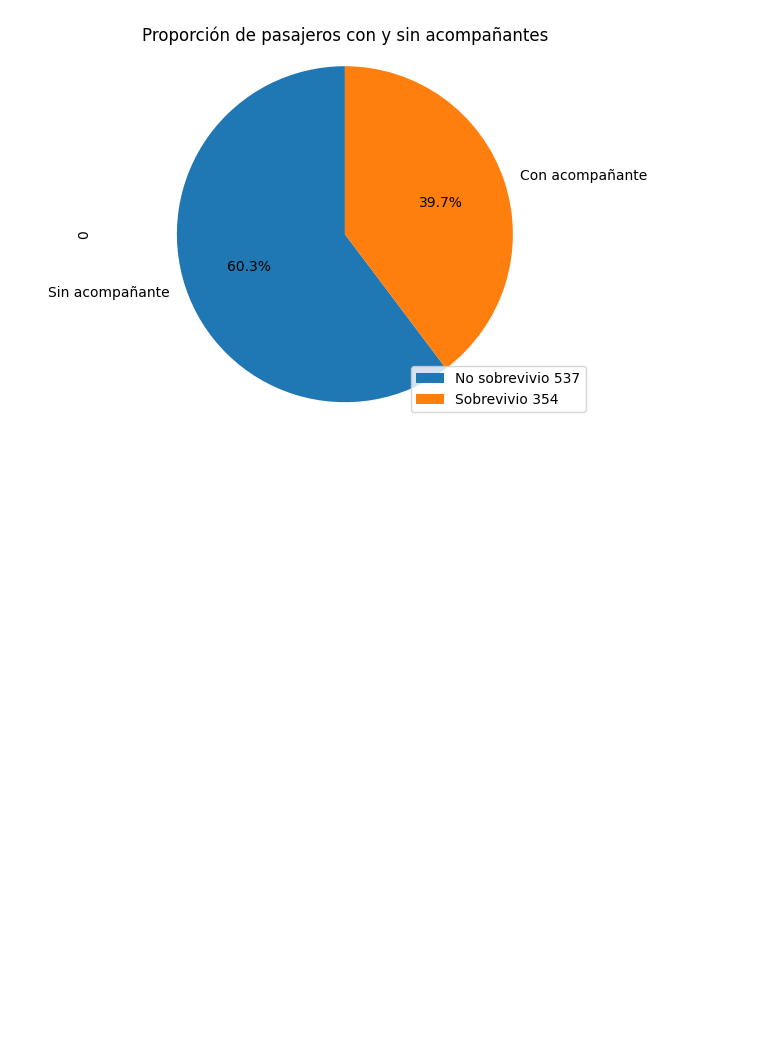
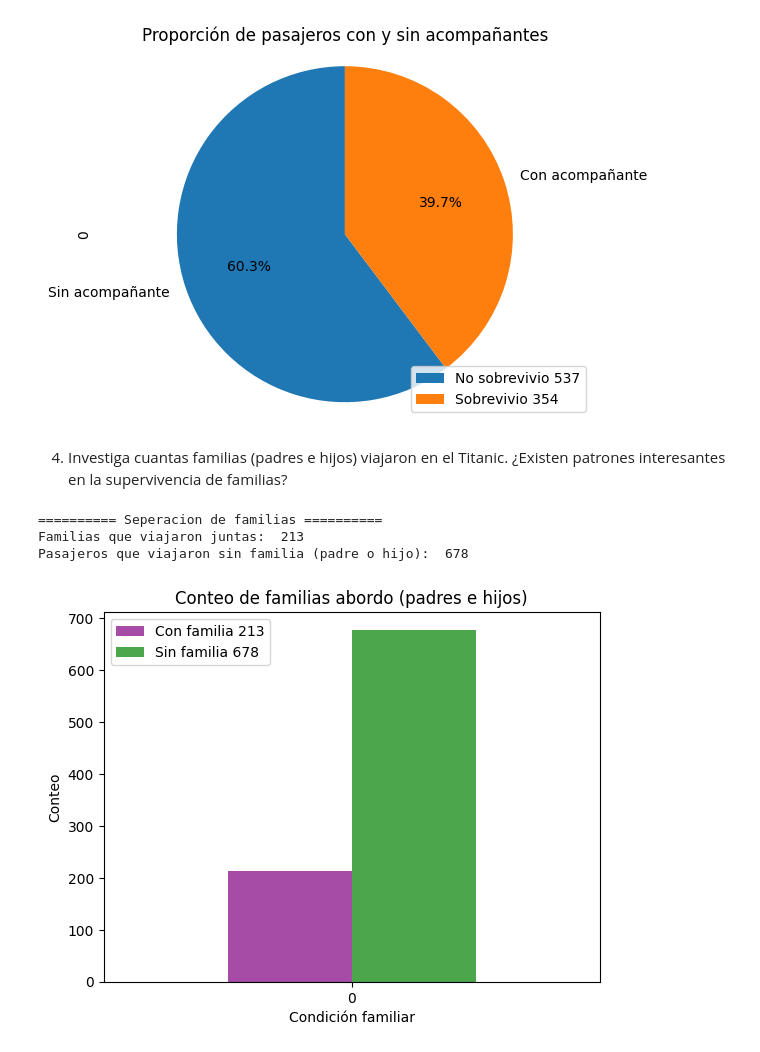
Before and after one commit to Josmar360/Analisis_Titanic, a Jupyter notebook: 3) Ejercicios/3) Ejercicios_Visualizacion.ipynb, the cells around one changed output. Drawn from its saved outputs; the diff is of its cells as text; code cells hidden in the pictures; blank space fills up the shorter version.

```diff
--- a/3) Ejercicios/3) Ejercicios_Visualizacion.ipynb
+++ b/3) Ejercicios/3) Ejercicios_Visualizacion.ipynb
@@ -93,3 +93,32 @@ plt.show()
 Pasajeros que viajan sin acompañantes:  537
 Pasajeros que viajan con acompañantes:  354
 [figure]
+# %% [markdown]
+4.	Investiga cuantas familias (padres e hijos) viajaron en el Titanic. ¿Existen patrones interesantes en la supervivencia de familias?
+# %%
+# Separar las familias (que tengan un padre e hijo)
+print("\n========== Seperacion de familias ==========")
+count_with_family = data[data['Parch'] > 0]['Survived'].count()
+count_no_family = data[data['Parch'] == 0]['Survived'].count()
+print("Familias que viajaron juntas: ", count_with_family)
+print("Pasajeros que viajaron sin familia (padre o hijo): ", count_no_family)
+
+
+# Crear un DataFrame simple
+df_counts = pd.DataFrame(
+    {'Con familia': count_with_family, 'Sin familia': count_no_family}, index=[0])
+
+# Graficar los resultados
+df_counts.plot(kind='bar', color=['purple', 'green'], alpha=0.7, stacked=False)
+plt.xlabel('Condición familiar')
+plt.ylabel('Conteo')
+plt.title('Conteo de familias abordo (padres e hijos)')
+plt.xticks(rotation=0)
+plt.legend([f'Con familia {count_with_family}', f'Sin familia {
+           count_no_family}'], loc='upper left')
+plt.show()
+# %% [output]
+========== Seperacion de familias ==========
+Familias que viajaron juntas:  213
+Pasajeros que viajaron sin familia (padre o hijo):  678
+[figure, added]
```
Also changed, not shown: 1 other file.
